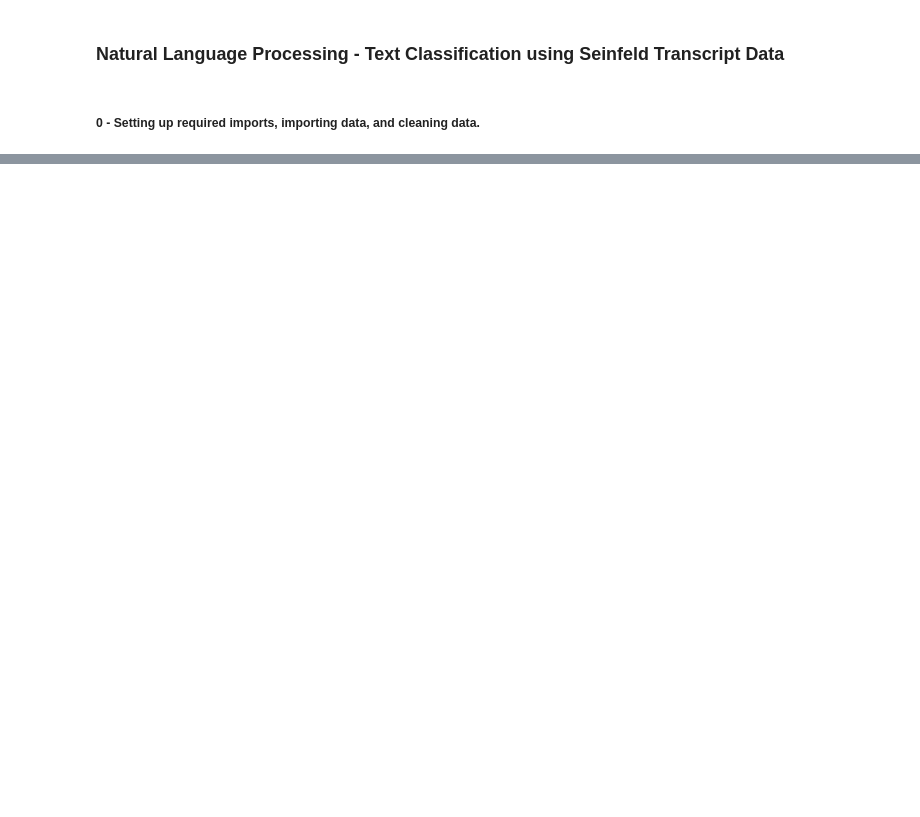
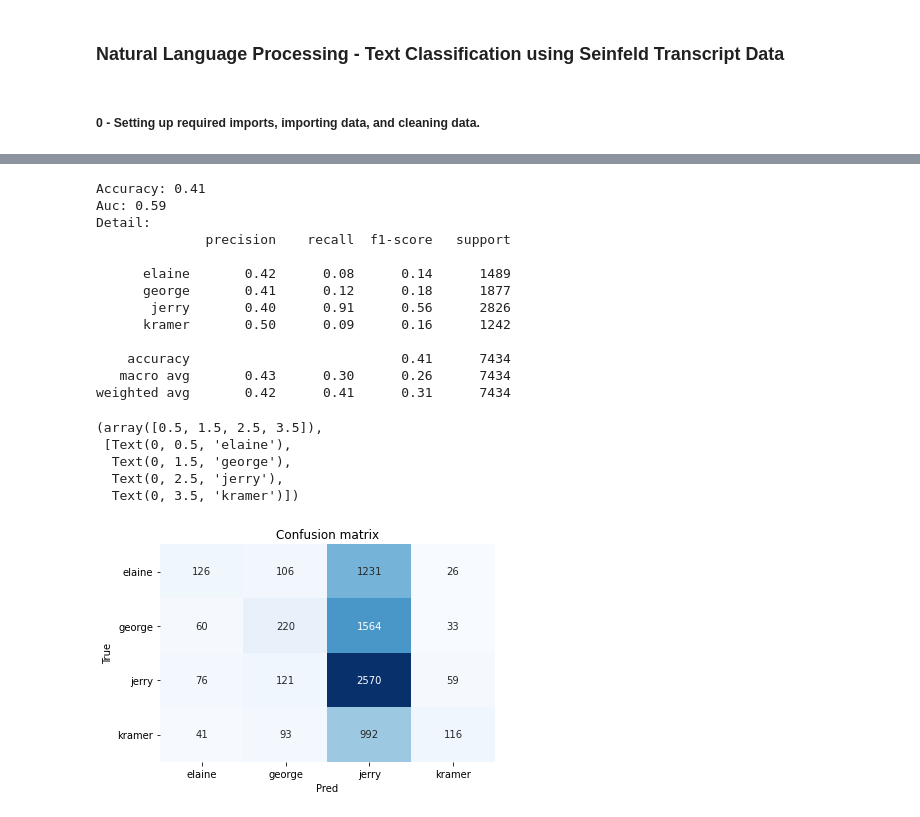
Before and after one commit to Victor-Denisov/Character-Similarity-NLP, a Jupyter notebook: Text Classification NLP.ipynb, the cells around one changed output, grey strips where cells are left out. Cells and saved outputs as stored; diff of their text form; code cells hidden in the pictures; blank space fills up the shorter version.

```diff
--- a/Text Classification NLP.ipynb
+++ b/Text Classification NLP.ipynb
@@ -84,0 +246,53 @@ Unsurprisingly, Jerry has the most lines followed by George, Elaine, and Kramer.
+# %%
+classifier = naive_bayes.MultinomialNB()
+# %%
+## pipeline
+model = pipeline.Pipeline([("vectorizer", vectorizer),
+                           ("classifier", classifier)])
+## train classifier
+model["classifier"].fit(X_train, y_train)
+## test
+X_test = dtf_test["Character Text_clean"].values
+predicted = model.predict(X_test)
+predicted_prob = model.predict_proba(X_test)
+# %%
+classes = np.unique(y_test)
+y_test_array = pd.get_dummies(y_test, drop_first=False).values
+
+## Accuracy, Precision, Recall
+accuracy = metrics.accuracy_score(y_test, predicted)
+auc = metrics.roc_auc_score(y_test, predicted_prob,
+                            multi_class="ovr")
+print("Accuracy:",  round(accuracy,2))
+print("Auc:", round(auc,2))
+print("Detail:")
+print(metrics.classification_report(y_test, predicted))
+
+## Plot confusion matrix
+cm = metrics.confusion_matrix(y_test, predicted)
+fig, ax = plt.subplots()
+sns.heatmap(cm, annot=True, fmt='d', ax=ax, cmap=plt.cm.Blues,
+            cbar=False)
+ax.set(xlabel="Pred", ylabel="True", xticklabels=classes,
+       yticklabels=classes, title="Confusion matrix")
+plt.yticks(rotation=0)
+# %% [output]
+Accuracy: 0.41
+Auc: 0.59
+Detail:
+              precision    recall  f1-score   support
+
+      elaine       0.42      0.08      0.14      1489
+      george       0.41      0.12      0.18      1877
+       jerry       0.40      0.91      0.56      2826
+      kramer       0.50      0.09      0.16      1242
+
+    accuracy                           0.41      7434
+   macro avg       0.43      0.30      0.26      7434
+weighted avg       0.42      0.41      0.31      7434
+(array([0.5, 1.5, 2.5, 3.5]),
+ [Text(0, 0.5, 'elaine'),
+  Text(0, 1.5, 'george'),
+  Text(0, 2.5, 'jerry'),
+  Text(0, 3.5, 'kramer')])
+[figure, added]
```
Also changed, not shown: parts of 25 cells of this notebook.
